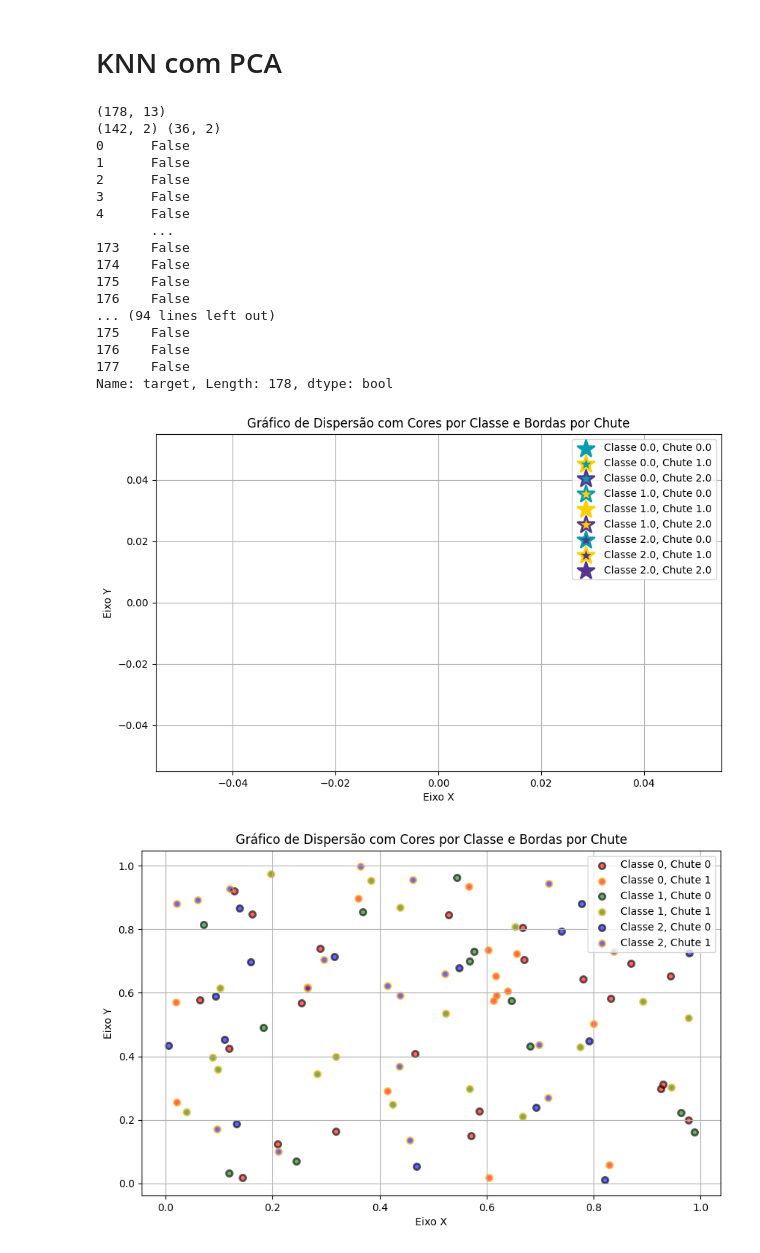
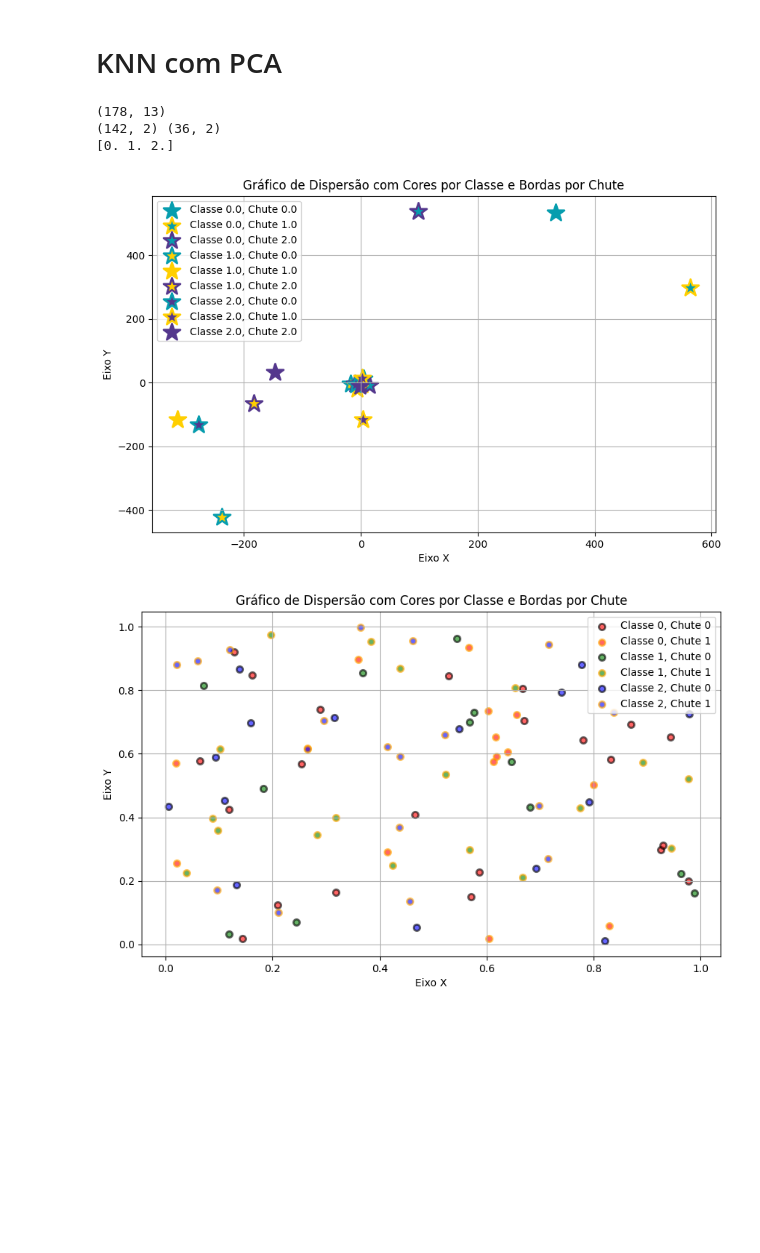
Before and after one commit to salocinrevenge/AlgeLin-ML, a Jupyter notebook: tarefa1.ipynb, the cells around one changed output. Saved outputs shown, nothing was run; the diff lists cells and outputs as text; code cells hidden in the pictures; blank space fills up the shorter version.

Commit message:
add cores e chutes

```diff
--- a/tarefa1.ipynb
+++ b/tarefa1.ipynb
@@ -333,55 +333,50 @@ plt.figure(figsize=(10, 7))
 #plota pca_train com bolinhas e suas classes
 plt.scatter(pca_train[:, 0], pca_train[:, 1], c=y_train_original)
 # plota pca_test com * e suas classes, alem de borda e tamanho 10
 plt.sca
 plt.scatter(pca_test[:, 0], pca_test[:, 1], c=y_test_original, marker='*', edgecolors="black", linewidth=1, s=300)
 plt.show()
 # printa as cores usadas
 """
 
 
 
-cores = {0:'#069DAE', 1: '#FFCF00', 2:'#54378D'}
+cores = {0.0:'#069DAE', 1.0: '#FFCF00', 2.0:'#54378D'}
+# cores = {0: 'red', 1: 'green', 2: 'blue'}
+
+np.random.seed(42)
+chutes = np.random.randint(0, 3, y_test_original.shape[0]).astype(float)
+print(np.unique(chutes))
 
 # Criar o gráfico de dispersão
 plt.figure(figsize=(10, 6))
 #plt.scatter(pca_train[:, 0], pca_train[:, 1], c=y_train_original)
-for c in np.unique(y_train_original):
-    for ch in np.unique(y_test_original):
-        mask = (y_train_original == c) & (y_test_original == ch)
-        print(mask)
-        plt.scatter(y_train_original[mask], y_test_original[mask],
+for c in np.unique(y_test_original):
+
+    for ch in np.unique(chutes):
+
+        mask = jnp.array((y_test_original == c) & (chutes == ch))
+        # se mascara vazia pula
+        if jnp.sum(mask) == 0:
+            continue
+        plt.scatter(pca_test[mask][0], pca_test[mask][1],
                     color=cores[c],
                     edgecolor=cores[ch],
                     linewidth=2,
                     label=f'Classe {c}, Chute {ch}',
                     alpha=1.0, marker='*', s=300)
 
 plt.title('Gráfico de Dispersão com Cores por Classe e Bordas por Chute')
 plt.xlabel('Eixo X')
 plt.ylabel('Eixo Y')
 plt.legend()
 plt.grid()
 plt.show()
 # %% [output]
 (178, 13)
 (142, 2) (36, 2)
-0      False
-1      False
-2      False
-3      False
-4      False
-       ...
-173    False
-174    False
-175    False
-176    False
-... (94 lines left out)
-175    False
-176    False
-177    False
-Name: target, Length: 178, dtype: bool
+[0. 1. 2.]
-[figure, old version]
+[figure, new version]
 # %%
 import numpy as np
 import matplotlib.pyplot as plt
```
